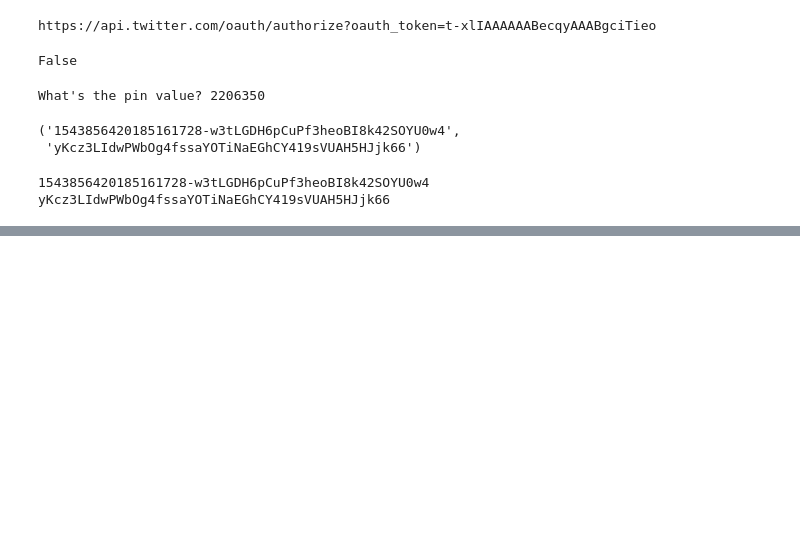
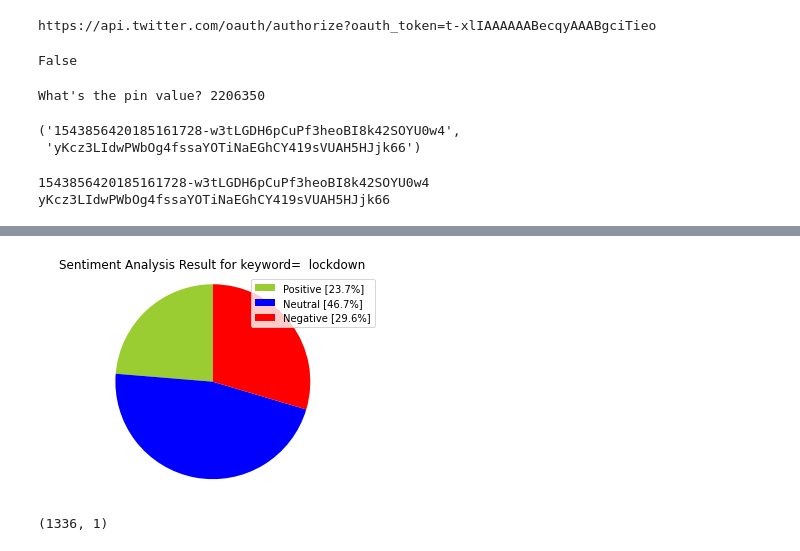
Before and after one commit to andreoniriccardo/twitter-sentiment-analysis, a Jupyter notebook: Twitter Sentiment Analysis.ipynb, the cells around one changed output, grey strips where cells are left out. Cells and saved outputs as stored; diff of their text form; code cells hidden in the pictures; blank space fills up the shorter version.

```diff
--- a/Twitter Sentiment Analysis.ipynb
+++ b/Twitter Sentiment Analysis.ipynb
@@ -71,0 +178,14 @@ TweepError: ignored
+# %%
+#Creating PieCart
+
+labels = ['Positive ['+str(positive)+'%]' , 'Neutral ['+str(neutral)+'%]','Negative ['+str(negative)+'%]']
+sizes = [positive, neutral, negative]
+colors = ['yellowgreen', 'blue','red']
+patches, texts = plt.pie(sizes,colors=colors, startangle=90)
+plt.style.use('default')
+plt.legend(labels)
+plt.title("Sentiment Analysis Result for keyword=  "+keyword+"" )
+plt.axis('equal')
+plt.show()
+# %% [output]
+[figure, added]
@@ -71,0 +194,4 @@ TweepError: ignored
+# %%
+tweet_list.shape
+# %% [output]
+(1336, 1)
```
Also changed, not shown: parts of 11 cells of this notebook.
